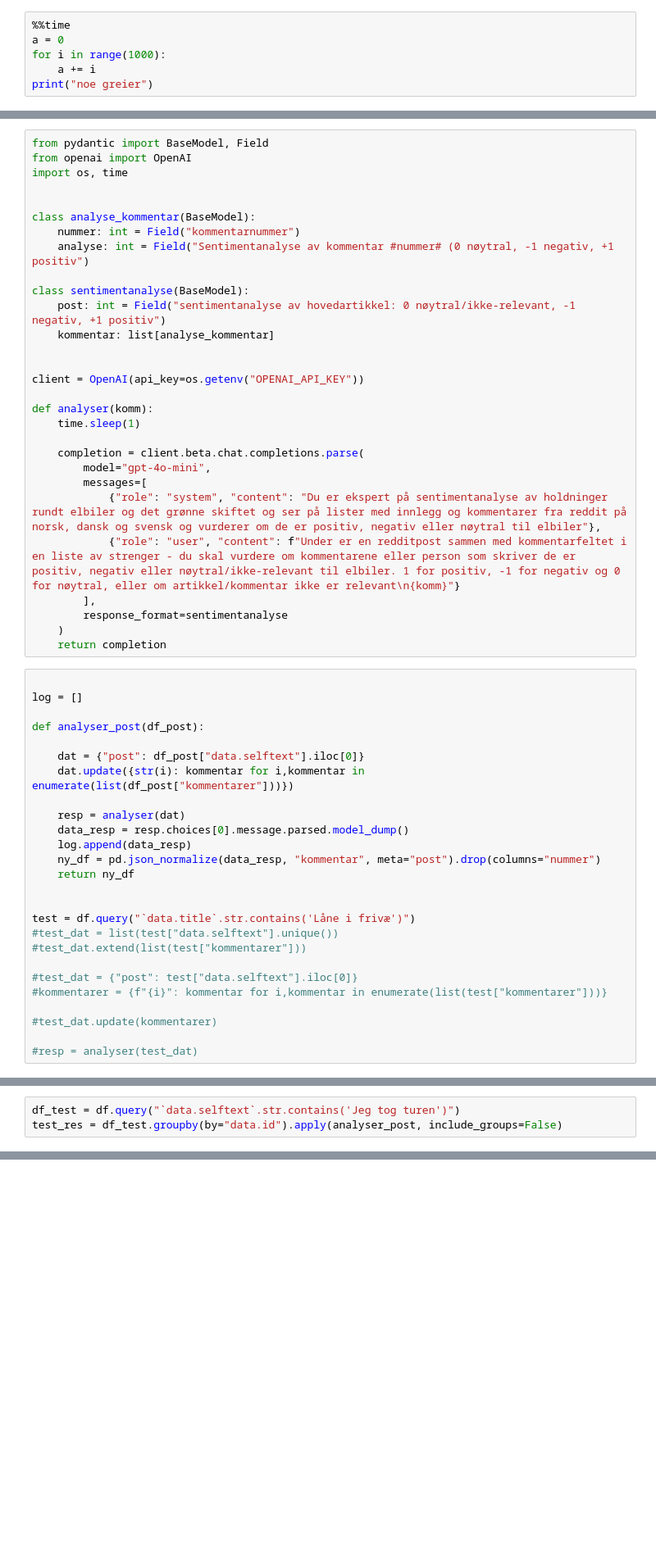
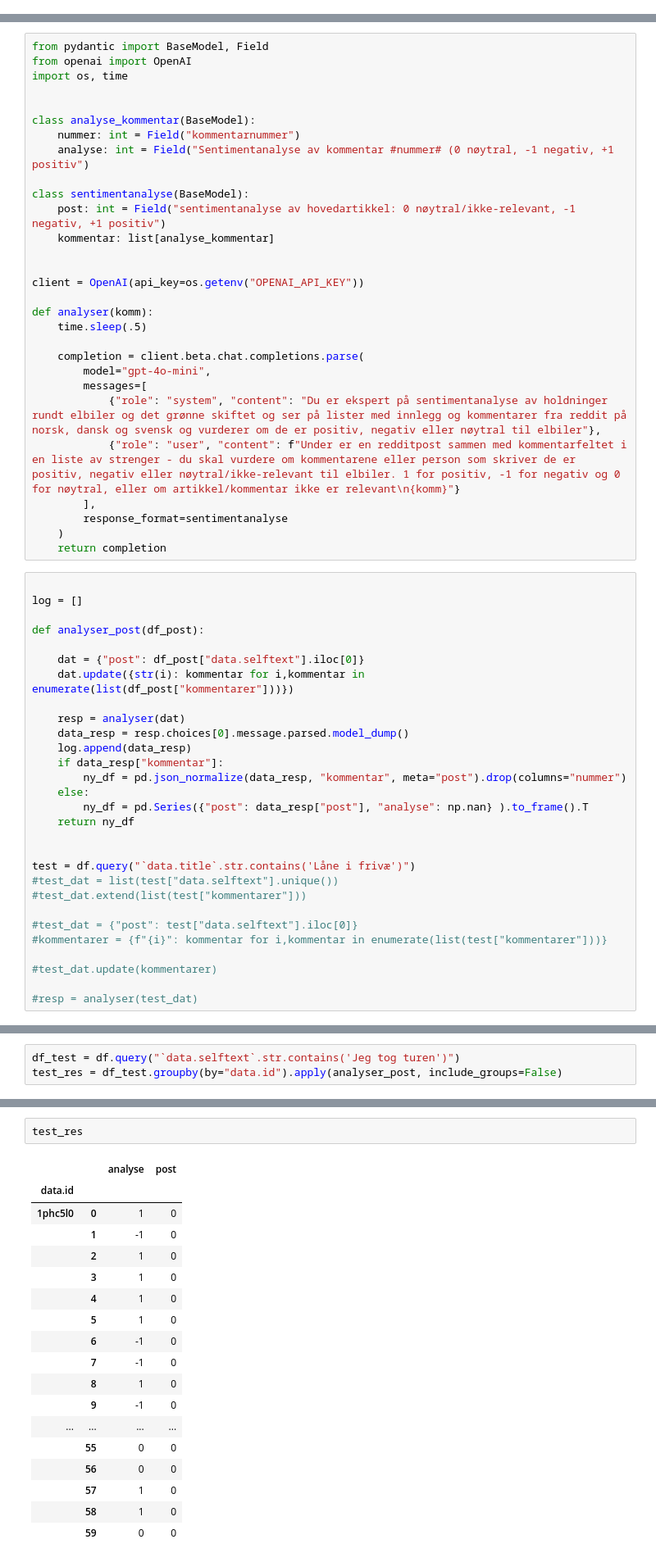
Before and after one commit to hgeorgsch/dataprogexercises, a Jupyter notebook: sandkasse/webAPI/Reddit-bruk.ipynb, the cells around one changed output, grey strips where cells are left out. Shown at 82% size. Cells and saved outputs as stored; diff of their text form; blank space fills up the shorter version.

```diff
--- a/sandkasse/webAPI/Reddit-bruk.ipynb
+++ b/sandkasse/webAPI/Reddit-bruk.ipynb
@@ -195,6 +195,0 @@ df
-# %%
-%%time
-a = 0
-for i in range(1000):
-    a += i
-print("noe greier")
@@ -263,7 +254,7 @@ class sentimentanalyse(BaseModel):
 client = OpenAI(api_key=os.getenv("OPENAI_API_KEY"))
 
 def analyser(komm):
-    time.sleep(1)
+    time.sleep(.5)
 
     completion = client.beta.chat.completions.parse(
         model="gpt-4o-mini",
@@ -286,7 +277,10 @@ def analyser_post(df_post):
     resp = analyser(dat)
     data_resp = resp.choices[0].message.parsed.model_dump()
     log.append(data_resp)
-    ny_df = pd.json_normalize(data_resp, "kommentar", meta="post").drop(columns="nummer")
+    if data_resp["kommentar"]:
+        ny_df = pd.json_normalize(data_resp, "kommentar", meta="post").drop(columns="nummer")
+    else:
+        ny_df = pd.Series({"post": data_resp["post"], "analyse": np.nan} ).to_frame().T
     return ny_df
 
 
@@ -336,0 +384,21 @@ KeyError: "['nummer'] not found in axis"
+# %%
+test_res
+# %% [output]
+|  |  | analyse | post |
+| data.id |  |  |  |
+| 1phc5l0 | 0 | 1 | 0 |
+|  | 1 | -1 | 0 |
+|  | 2 | 1 | 0 |
+|  | 3 | 1 | 0 |
+|  | 4 | 1 | 0 |
+|  | 5 | 1 | 0 |
+|  | 6 | -1 | 0 |
+|  | 7 | -1 | 0 |
+|  | 8 | 1 | 0 |
+|  | 9 | -1 | 0 |
+| ... | ... | ... | ... |
+|  | 55 | 0 | 0 |
+|  | 56 | 0 | 0 |
+|  | 57 | 1 | 0 |
+|  | 58 | 1 | 0 |
+|  | 59 | 0 | 0 |
```
Also changed, not shown: parts of 12 cells of this notebook.
